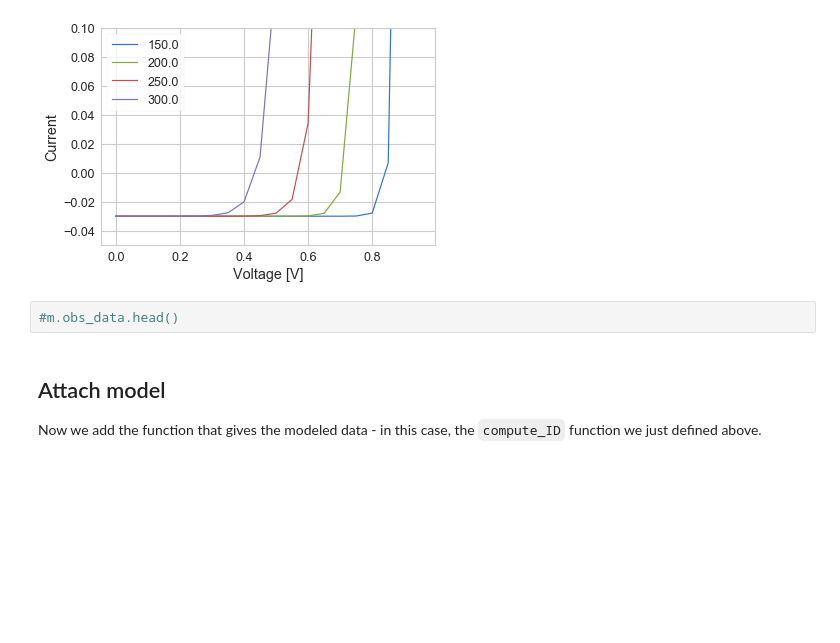
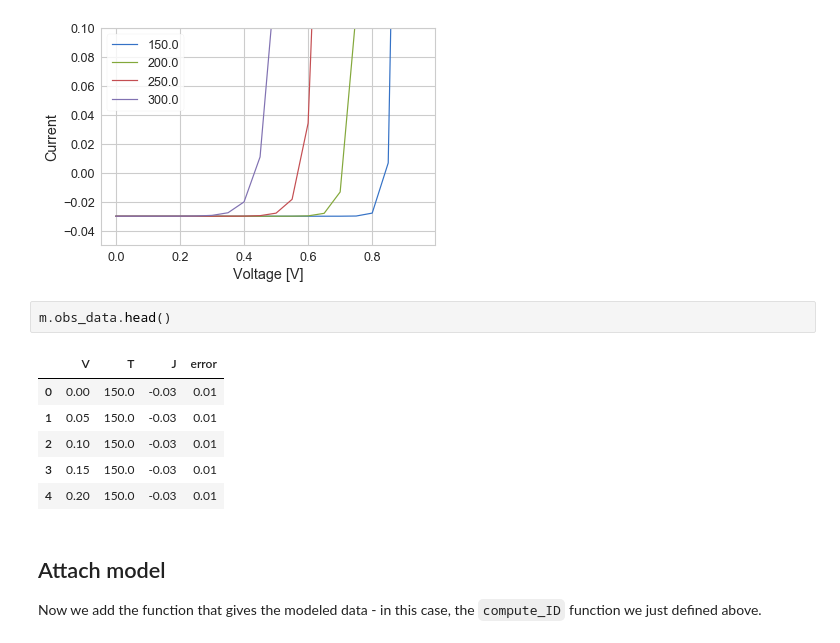
Before and after one commit to PV-Lab/bayesim, a Jupyter notebook: examples/diode/ideal_diode.ipynb, the cells around one changed output. Drawn from its saved outputs; the diff is of its cells as text; blank space fills up the shorter version.

```diff
--- a/examples/diode/ideal_diode.ipynb
+++ b/examples/diode/ideal_diode.ipynb
@@ -117,7 +115,14 @@ plt.show()
 # %% [output]
 [figure]
 # %%
-#m.obs_data.head()
+m.obs_data.head()
+# %% [output]
+|  | V | T | J | error |
+| 0 | 0.00 | 150.0 | -0.03 | 0.01 |
+| 1 | 0.05 | 150.0 | -0.03 | 0.01 |
+| 2 | 0.10 | 150.0 | -0.03 | 0.01 |
+| 3 | 0.15 | 150.0 | -0.03 | 0.01 |
+| 4 | 0.20 | 150.0 | -0.03 | 0.01 |
 # %% [markdown]
 ## Attach model
 Now we add the function that gives the modeled data - in this case, the `compute_ID` function we just defined above.
```
Also changed, not shown: parts of 15 cells of this notebook, 2 other files.
